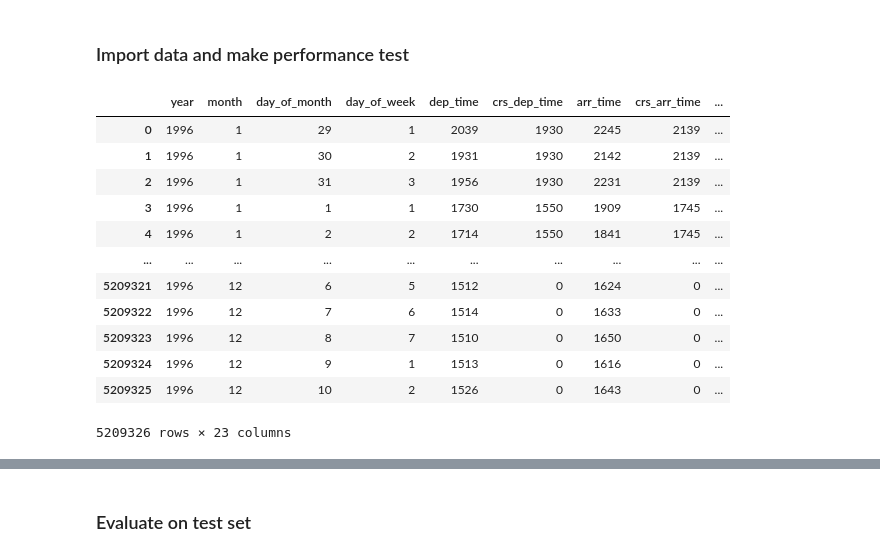
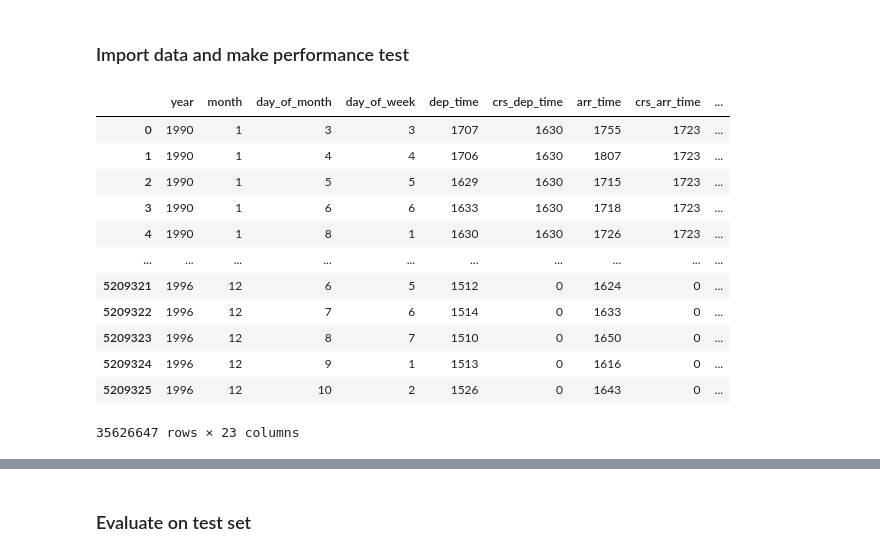
Before and after one commit to liemnt/test-flight-business-intelligence, a Jupyter notebook: loadTrainingModelAndPredict.ipynb, the cells around one changed output, grey strips where cells are left out. Drawn from its saved outputs; the diff is of its cells as text; code cells hidden in the pictures.

```diff
--- a/loadTrainingModelAndPredict.ipynb
+++ b/loadTrainingModelAndPredict.ipynb
@@ -35,26 +35,38 @@ clf_rf = pickle.load(open(result_location_path, "rb"))
 # %%
 # read files
 cols = ['dep_delay', 'month', 'day_of_month', 'day_of_week', 'dest',  'distance']
 col_types = {'dep_delay': int, 'month': int, 'day_of_month': int, 'day_of_week': int, 'distance': int,
             'dest': str}
 
+df_1990 = pd.read_csv('result/1990.csv')
+df_1991 = pd.read_csv('result/1991.csv')
+df_1992 = pd.read_csv('result/1992.csv')
+df_1993 = pd.read_csv('result/1993.csv')
+df_1994 = pd.read_csv('result/1994.csv')
+df_1995 = pd.read_csv('result/1995.csv')
 df_1996 = pd.read_csv('result/1996.csv')
-flight_df = df_1996
+
+# df_1996 = pd.read_csv('result/1996.csv')
+# df_1996 = df_1996[cols]
+
+df_years = [df_1990, df_1991, df_1992, df_1993, df_1994, df_1995, df_1996]
+
+flight_df = pd.concat(df_years)
 flight_df
 # %% [output]
 |  | year | month | day_of_month | day_of_week | dep_time | crs_dep_time | arr_time | crs_arr_time | ... |
-| 0 | 1996 | 1 | 29 | 1 | 2039 | 1930 | 2245 | 2139 | ... |
-| 1 | 1996 | 1 | 30 | 2 | 1931 | 1930 | 2142 | 2139 | ... |
-| 2 | 1996 | 1 | 31 | 3 | 1956 | 1930 | 2231 | 2139 | ... |
-| 3 | 1996 | 1 | 1 | 1 | 1730 | 1550 | 1909 | 1745 | ... |
-| 4 | 1996 | 1 | 2 | 2 | 1714 | 1550 | 1841 | 1745 | ... |
+| 0 | 1990 | 1 | 3 | 3 | 1707 | 1630 | 1755 | 1723 | ... |
+| 1 | 1990 | 1 | 4 | 4 | 1706 | 1630 | 1807 | 1723 | ... |
+| 2 | 1990 | 1 | 5 | 5 | 1629 | 1630 | 1715 | 1723 | ... |
+| 3 | 1990 | 1 | 6 | 6 | 1633 | 1630 | 1718 | 1723 | ... |
+| 4 | 1990 | 1 | 8 | 1 | 1630 | 1630 | 1726 | 1723 | ... |
 | ... | ... | ... | ... | ... | ... | ... | ... | ... | ... |
 | 5209321 | 1996 | 12 | 6 | 5 | 1512 | 0 | 1624 | 0 | ... |
 | 5209322 | 1996 | 12 | 7 | 6 | 1514 | 0 | 1633 | 0 | ... |
 | 5209323 | 1996 | 12 | 8 | 7 | 1510 | 0 | 1650 | 0 | ... |
 | 5209324 | 1996 | 12 | 9 | 1 | 1513 | 0 | 1616 | 0 | ... |
 | 5209325 | 1996 | 12 | 10 | 2 | 1526 | 0 | 1643 | 0 | ... |
-5209326 rows × 23 columns
+35626647 rows × 23 columns
 # %%
 # Select columns to reduce the training matrix side and define dimension for prediction feature
 cols = ['unique_carrier', 'month', 'flight_num', 'day_of_month', 'day_of_week', 'dest', 'origin', 'dep_time', 'distance', 'dep_delay']
```
Also changed, not shown: parts of 6 cells of this notebook, 1 other file.
